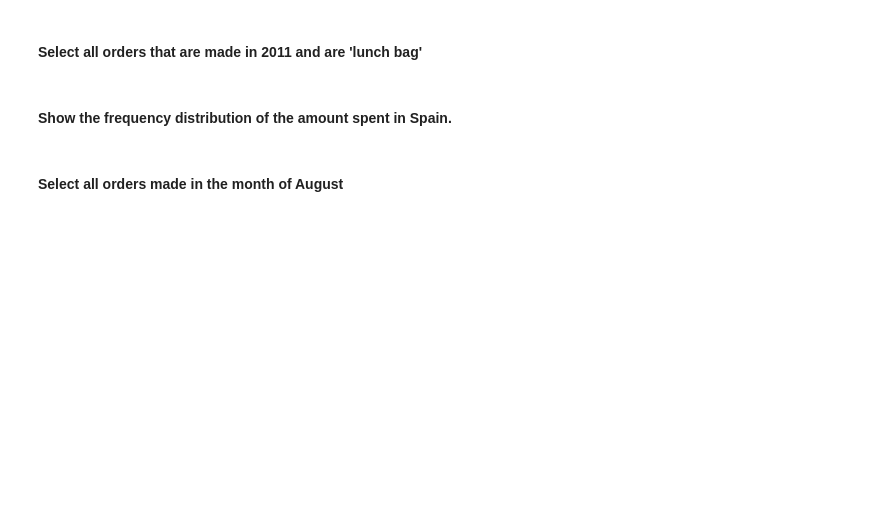
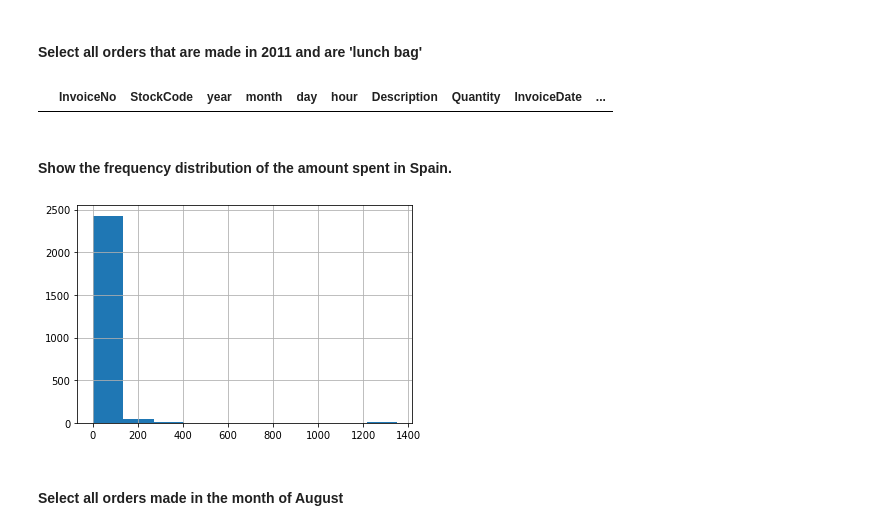
Before and after one commit to ta-data-mexpt/lab-subsetting-and-descriptive-stats, a Jupyter notebook: your-code/main.ipynb, the cells around one changed output. Saved outputs shown, nothing was run; the diff lists cells and outputs as text; code cells hidden in the pictures; blank space fills up the shorter version.

```diff
--- a/your-code/main.ipynb
+++ b/your-code/main.ipynb
@@ -337,3 +335,9 @@ Name: Salary, dtype: int64
+# %%
+# your answer here
+orders = pd.read_csv('Orders.csv')
+
+if 'Unnamed: 0' in orders.columns:
+    orders.drop('Unnamed: 0', axis=1, inplace=True)
 # %% [markdown]
 #### Explore your dataset by looking at the data types and the summary statistics. Comment your results
 # %%
@@ -354,3 +410,5 @@ Name: Salary, dtype: int64
 #### Select all the customers we have in Spain
 # %%
 # your answer here
+orders_from_spain = orders[orders.Country == 'Spain']
+orders_from_spain.head()
@@ -383,7 +483,15 @@ Name: Salary, dtype: int64
+# %%
+# your answer here
+orders[orders.year == 2011 & orders.Description.str.contains(word, regex=False)]
+# %% [output]
+|  | InvoiceNo | StockCode | year | month | day | hour | Description | Quantity | InvoiceDate | ... |
 # %% [markdown]
 #### Show the frequency distribution of the amount spent in Spain.
 # %%
 # your answer here
+orders_from_spain.amount_spent.hist();
+# %% [output]
+[figure, added]
 # %% [markdown]
 #### Select all orders made in the month of August
 # %%
```
Also changed, not shown: parts of 23 cells of this notebook.
